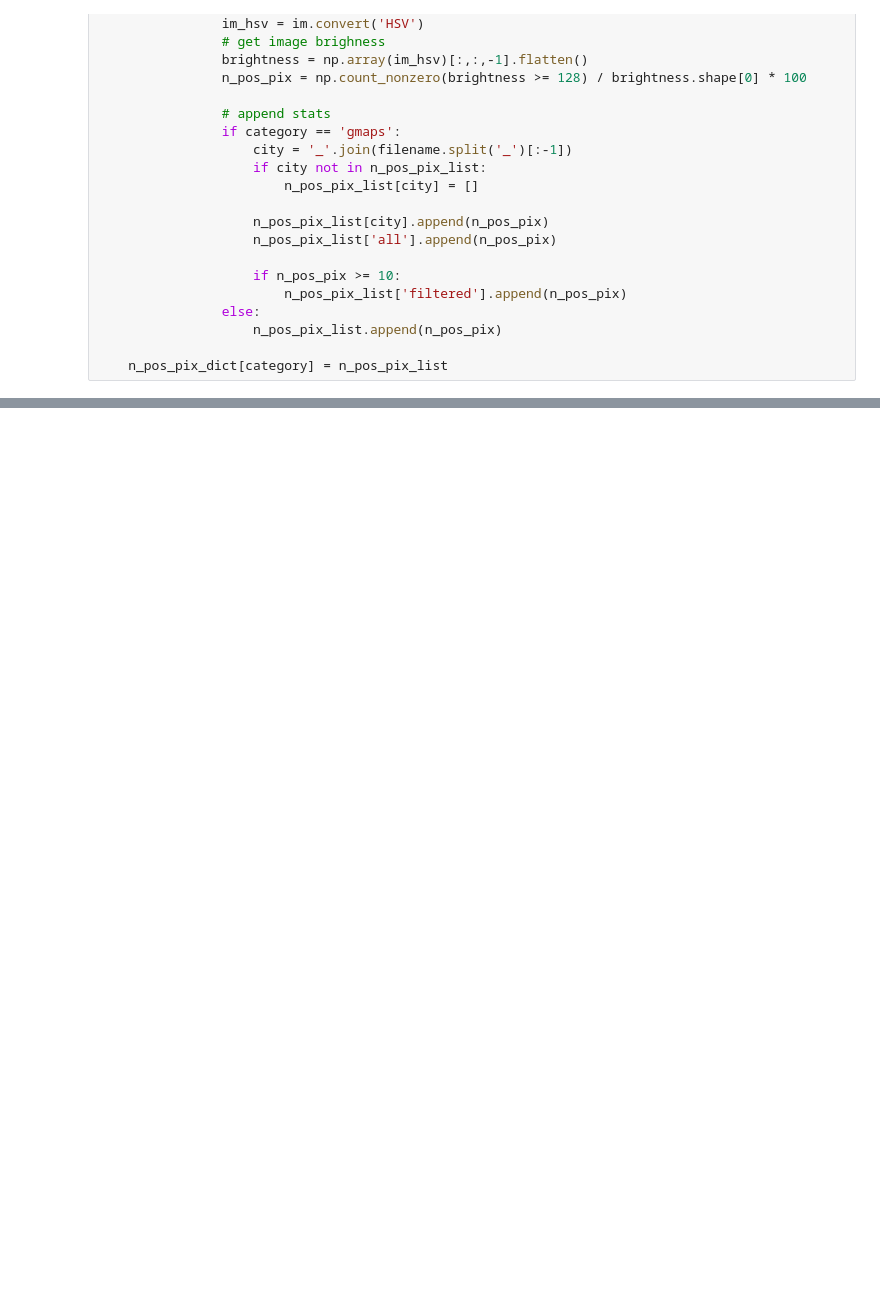
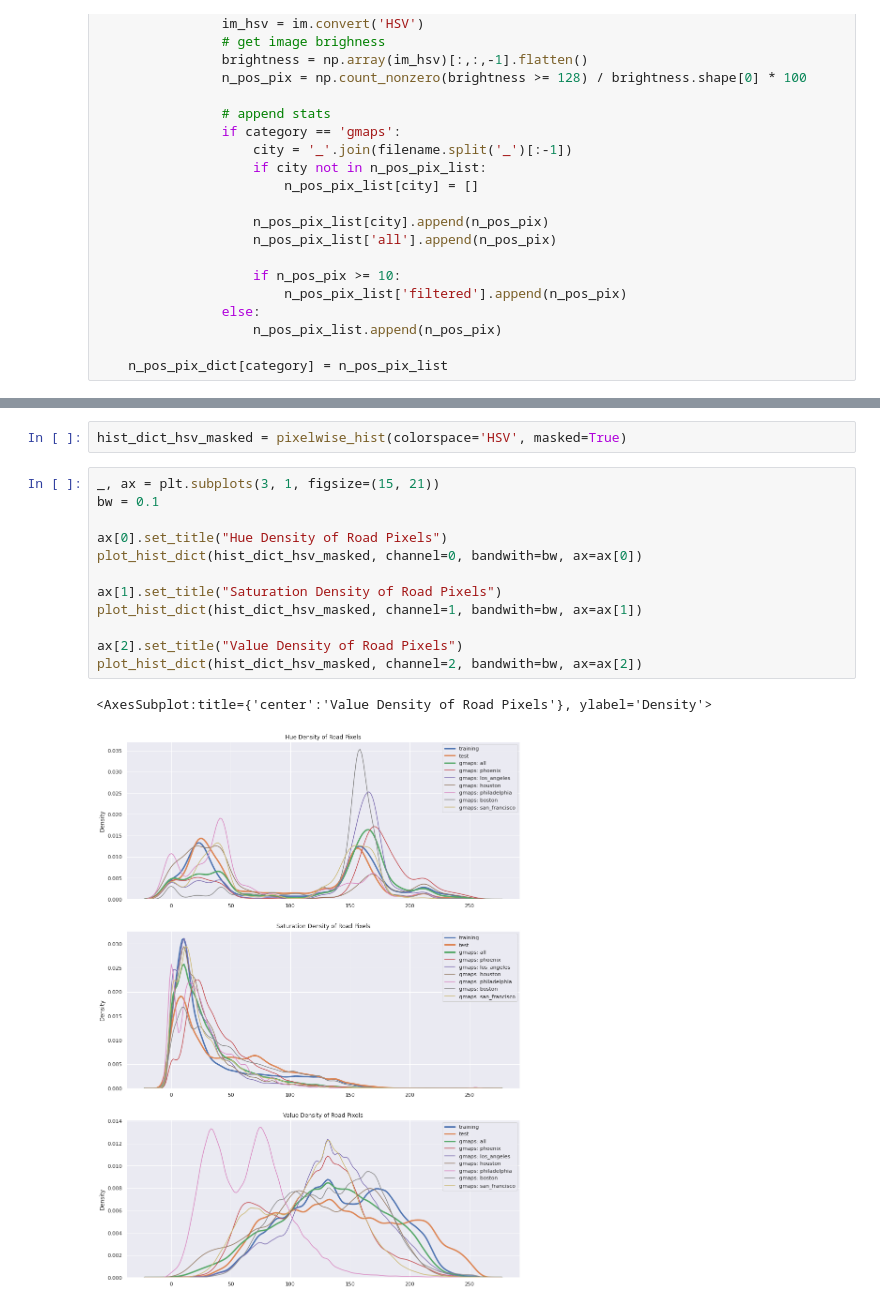
Before and after one commit to jjurm/road-segmentation, a Jupyter notebook: notebooks/images_properties.ipynb, the cells around one changed output, grey strips where cells are left out. Drawn from its saved outputs; the diff is of its cells as text; blank space fills up the shorter version.

```diff
--- a/notebooks/images_properties.ipynb
+++ b/notebooks/images_properties.ipynb
@@ -334,0 +465,17 @@ y[100]
+# %%
+hist_dict_hsv_masked = pixelwise_hist(colorspace='HSV', masked=True)
+# %%
+_, ax = plt.subplots(3, 1, figsize=(15, 21))
+bw = 0.1
+
+ax[0].set_title("Hue Density of Road Pixels")
+plot_hist_dict(hist_dict_hsv_masked, channel=0, bandwith=bw, ax=ax[0])
+
+ax[1].set_title("Saturation Density of Road Pixels")
+plot_hist_dict(hist_dict_hsv_masked, channel=1, bandwith=bw, ax=ax[1])
+
+ax[2].set_title("Value Density of Road Pixels")
+plot_hist_dict(hist_dict_hsv_masked, channel=2, bandwith=bw, ax=ax[2])
+# %% [output]
+<AxesSubplot:title={'center':'Value Density of Road Pixels'}, ylabel='Density'>
+[figure, added]
```
Also changed, not shown: parts of 30 cells of this notebook.
